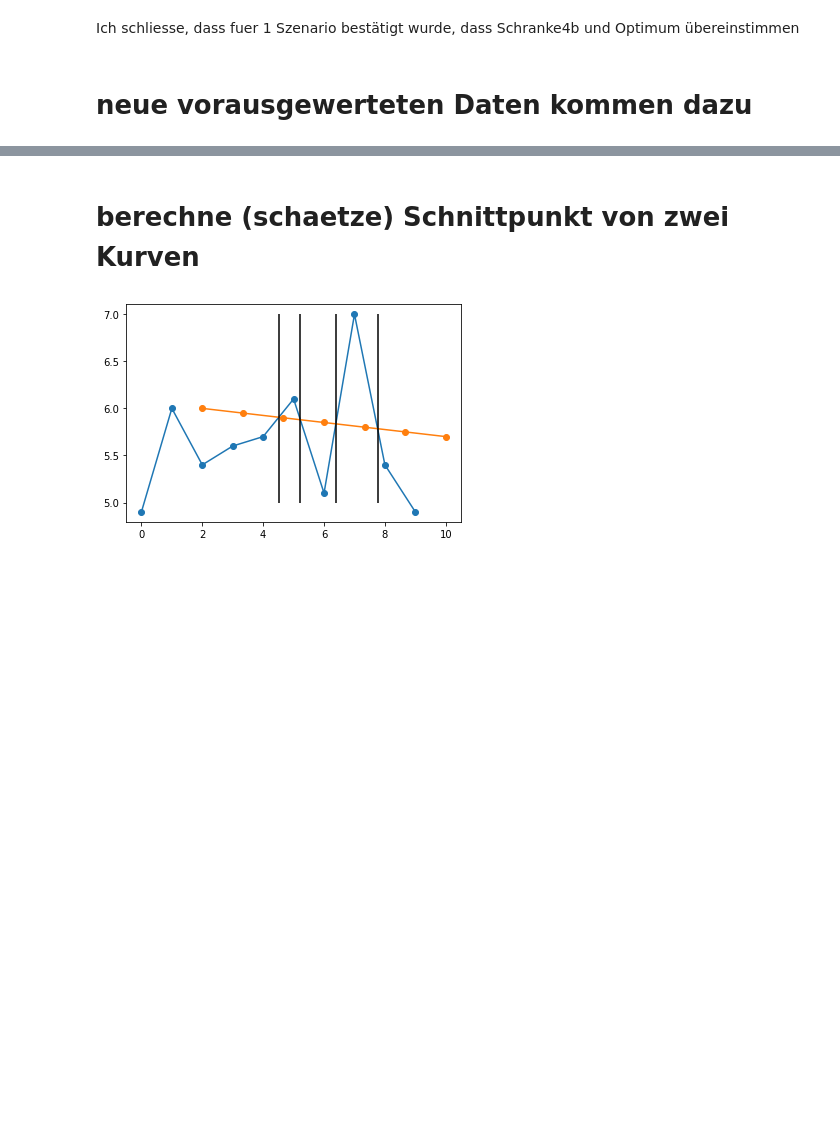
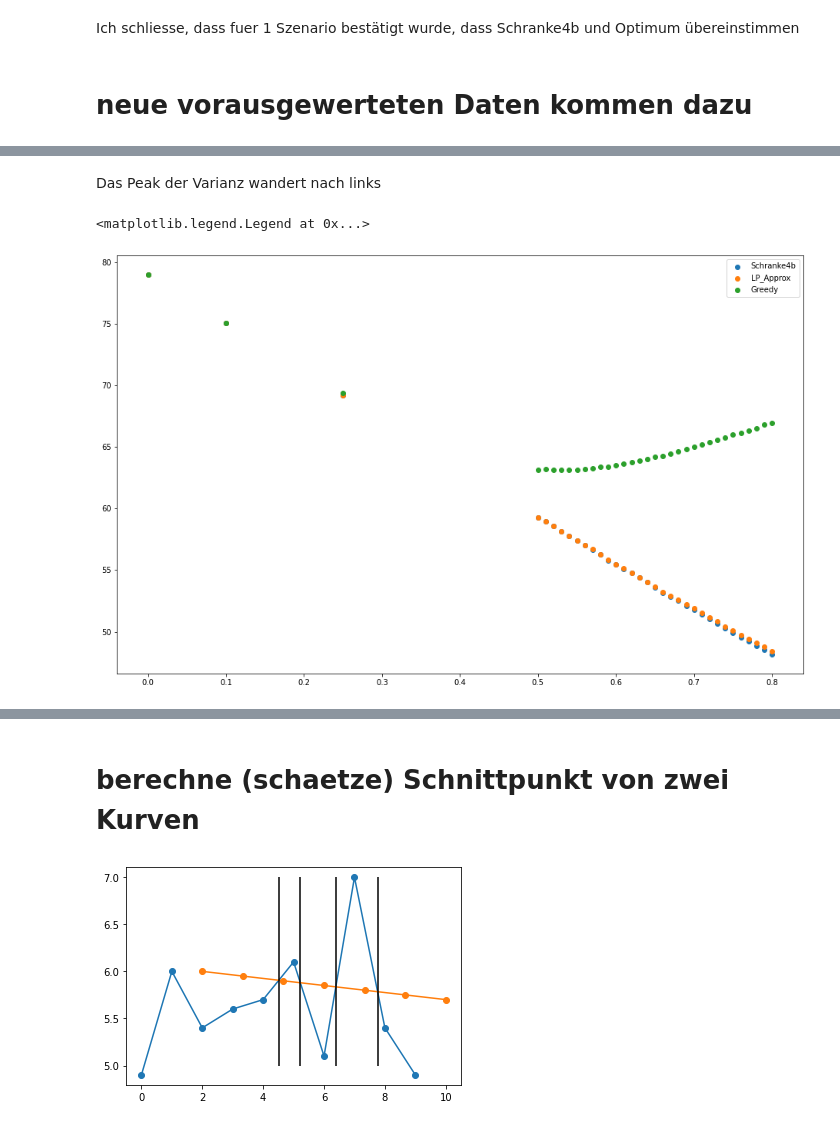
Before and after one commit to T3K14/Masterarbeit-Auswertung, a Jupyter notebook: KFC2.ipynb, the cells around one changed output, grey strips where cells are left out. Saved outputs shown, nothing was run; the diff lists cells and outputs as text; code cells hidden in the pictures; blank space fills up the shorter version.

```diff
--- a/KFC2.ipynb
+++ b/KFC2.ipynb
@@ -358,0 +235,13 @@ ax.set_xlim([0.49,.81])
+# %% [markdown]
+Das Peak der Varianz wandert nach links
+# %%
+fig, ax = plt.subplots(figsize=(16, 10))
+
+d160_alg_results = data1_vor[80].calc_mean_alg_results()
+for alg in d160_alg_results.columns:
+    ax.scatter(d160_alg_results.index, d160_alg_results[alg], label=alg)
+ax.legend()
+# ax.set_xlim([1.9, 3.1])
+# %% [output]
+<matplotlib.legend.Legend at 0x...>
+[figure, added]
```
Also changed, not shown: parts of 23 cells of this notebook, 11 other files.
